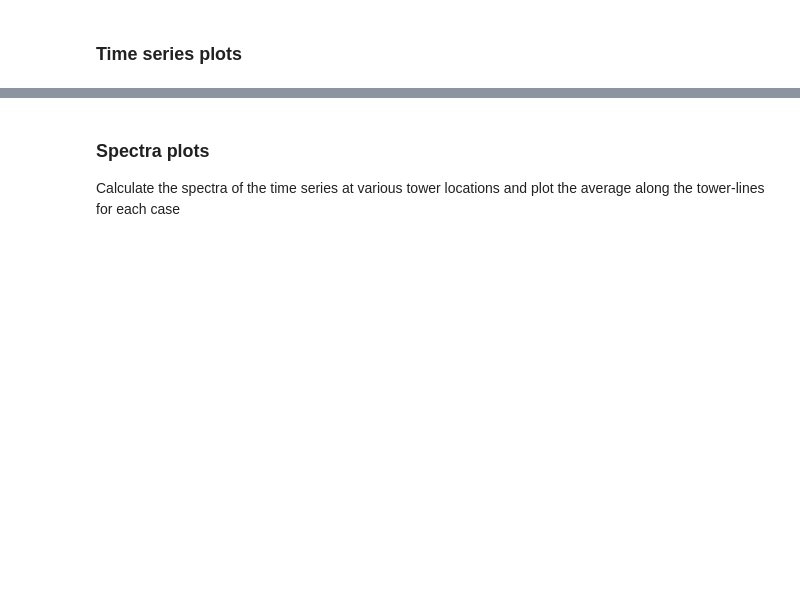
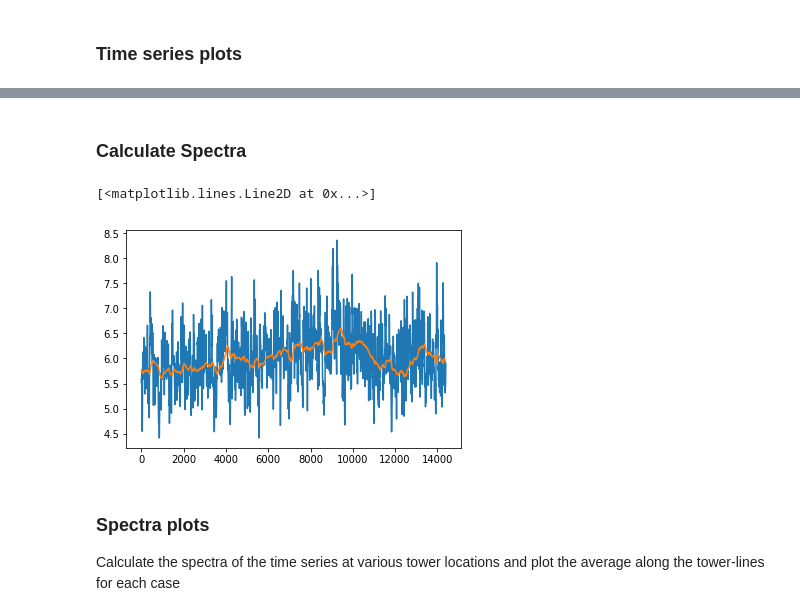
Before and after one commit to hawbecker/publications, a Jupyter notebook: complexTerrain/ProbeLineAnalysis.ipynb, the cells around one changed output, grey strips where cells are left out. Drawn from its saved outputs; the diff is of its cells as text; code cells hidden in the pictures; blank space fills up the shorter version.

```diff
--- a/complexTerrain/ProbeLineAnalysis.ipynb
+++ b/complexTerrain/ProbeLineAnalysis.ipynb
@@ -17,20 +21,29 @@ from matplotlib.colors import Normalize
 ### Declare user variables (cases, towers, colors, etc.) for tower data
 # %%
-cases   = ['M2_SR_Control','M2_SR_NoTurbBC']#,'M2_D2_TurbBC','M2_D2_NoTurbBC']
-casec   = ['navy','darkturquoise','red','goldenrod']
-casece  = [casec[0],'none',casec[2],'none']
-casecf  = ['none',casec[1],'none',casec[3]]
+terrstr = 'D2'
+caselbl = ['Turb.','Laminar','Pert.']
+cases   = ['M2_{}_TurbBC'.format(terrstr),'M2_{}_NoTurbBC'.format(terrstr),'M2_{}_PertBC'.format(terrstr)]
+if terrstr == 'SR':
+    casec   = ['navy','darkturquoise','blue']
+    terrstr_f = 'Complex Terrain'
+elif terrstr == 'D2':
+    casec   = ['red','goldenrod','darkred']
+    terrstr_f = 'Smoothed Terrain'
+
+casece  = [casec[0],'none',casec[2]]#,'none']
+casecf  = ['none',casec[1],'none']#,casec[3]]
 casem   = ['o','o','d','d']
 caselw  = ['3','2','3','2']
 casea   = [0.8,1.0,0.8,1.0]
 casesz  = [50,15,50,15]
+casels  = ['-',':','--']
 ncases  = np.shape(cases)[0]
 
-simstr  ='PGx2.2En4_zi550'
-
+#simstr  = ['PGx2.2En4_zi550','PGx2.2En4_zi550','PGx2.2En4_zi550']#,'PGx2.2En4_zi550']
+simstr  = ['PGx2.2En4_zi550']*3
 x = np.arange(0,101)
 
-varns   = ['u','v','w','T']
+varns   = ['u','v','w','T','uA']
 nvars   = np.shape(varns)[0]
 
 timedir = 14400
@@ -47,7 +60,6 @@ lblsize = 14.0
 txtsize = 12.0
 legsize = 10.0
 savedir = '/home/phawbeck/SOWFA/Terrain/img/'
-saveFig = False
 # %% [markdown]
 ### Load in the data and store for manipulation & plotting
 # %%
@@ -200,0 +190,8 @@ plt.show()
+# %% [markdown]
+### Calculate Spectra
+# %%
+plt.plot(tsvarfull[0,0,0,0,5,:])
+plt.plot(tsvarfull[4,0,0,0,5,:])
+# %% [output]
+[<matplotlib.lines.Line2D at 0x...>]
+[figure, added]
```
Also changed, not shown: parts of 13 cells of this notebook, 5 other files.
